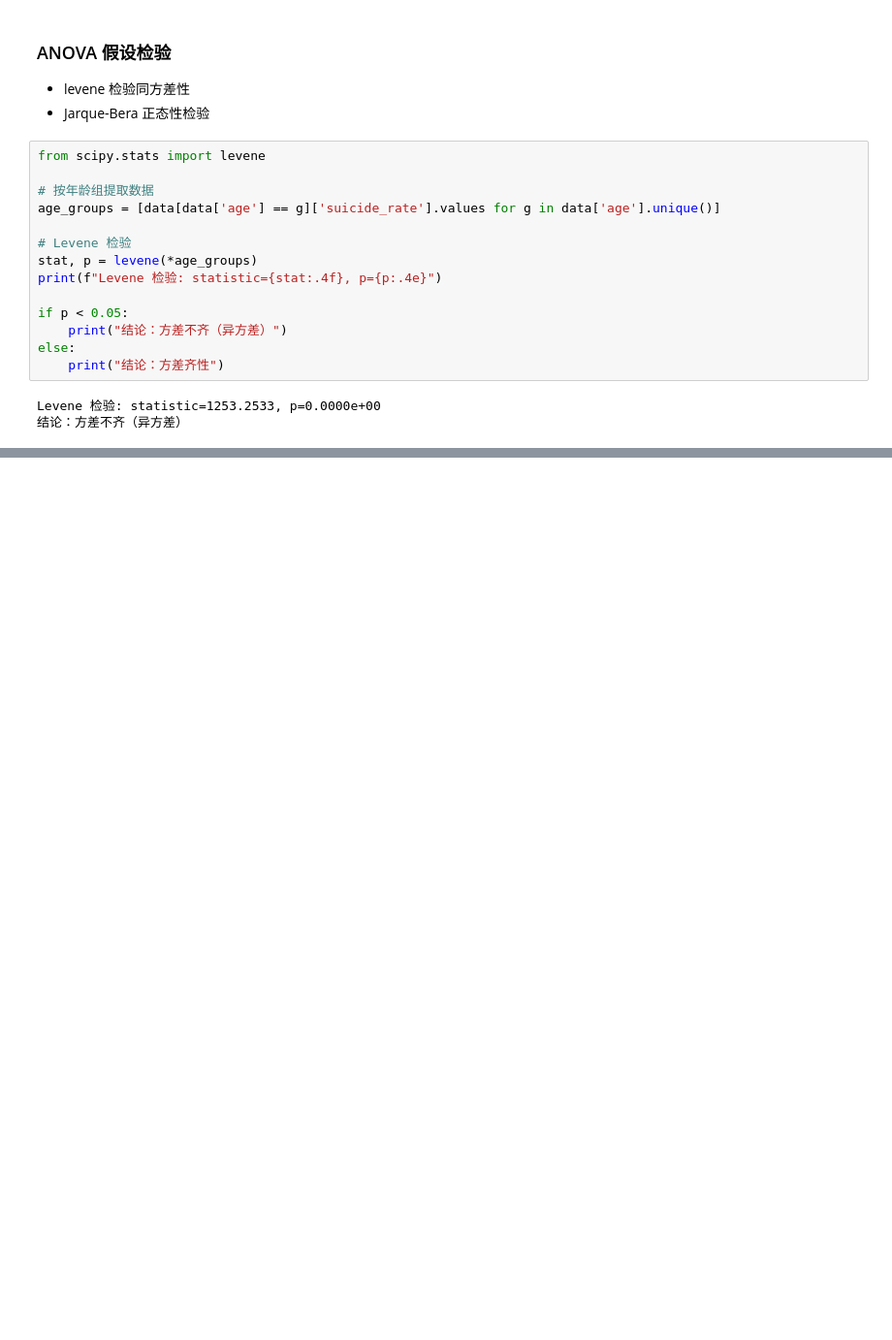
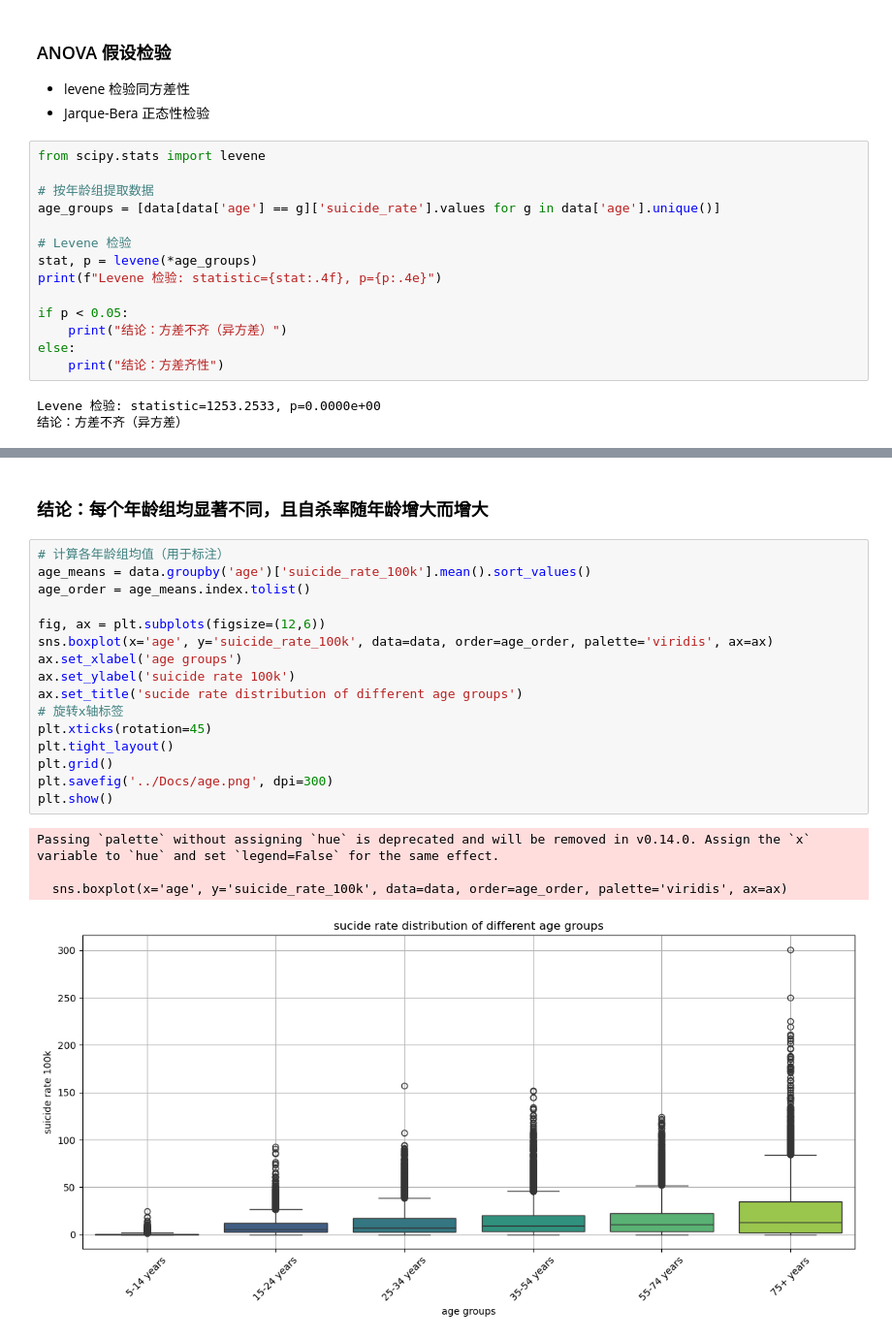
Before and after one commit to jaz-may/Mathematical-Statistics-Final-Project, a Jupyter notebook: Code/project.ipynb, the cells around one changed output, grey strips where cells are left out. Shown at 97% size. Drawn from its saved outputs; the diff is of its cells as text; blank space fills up the shorter version.

```diff
--- a/Code/project.ipynb
+++ b/Code/project.ipynb
@@ -163,0 +274,23 @@ Levene 检验: statistic=1253.2533, p=0.0000e+00
+# %% [markdown]
+### 结论：每个年龄组均显著不同，且自杀率随年龄增大而增大
+# %%
+# 计算各年龄组均值（用于标注）
+age_means = data.groupby('age')['suicide_rate_100k'].mean().sort_values()
+age_order = age_means.index.tolist()
+
+fig, ax = plt.subplots(figsize=(12,6))
+sns.boxplot(x='age', y='suicide_rate_100k', data=data, order=age_order, palette='viridis', ax=ax)
+ax.set_xlabel('age groups')
+ax.set_ylabel('suicide rate 100k')
+ax.set_title('sucide rate distribution of different age groups')
+# 旋转x轴标签
+plt.xticks(rotation=45)
+plt.tight_layout()
+plt.grid()
+plt.savefig('../Docs/age.png', dpi=300)
+plt.show()
+# %% [output]
+Passing `palette` without assigning `hue` is deprecated and will be removed in v0.14.0. Assign the `x` variable to `hue` and set `legend=False` for the same effect.
+
+  sns.boxplot(x='age', y='suicide_rate_100k', data=data, order=age_order, palette='viridis', ax=ax)
+[figure, added]
```
Also changed, not shown: parts of 16 cells of this notebook, 4 other files.
